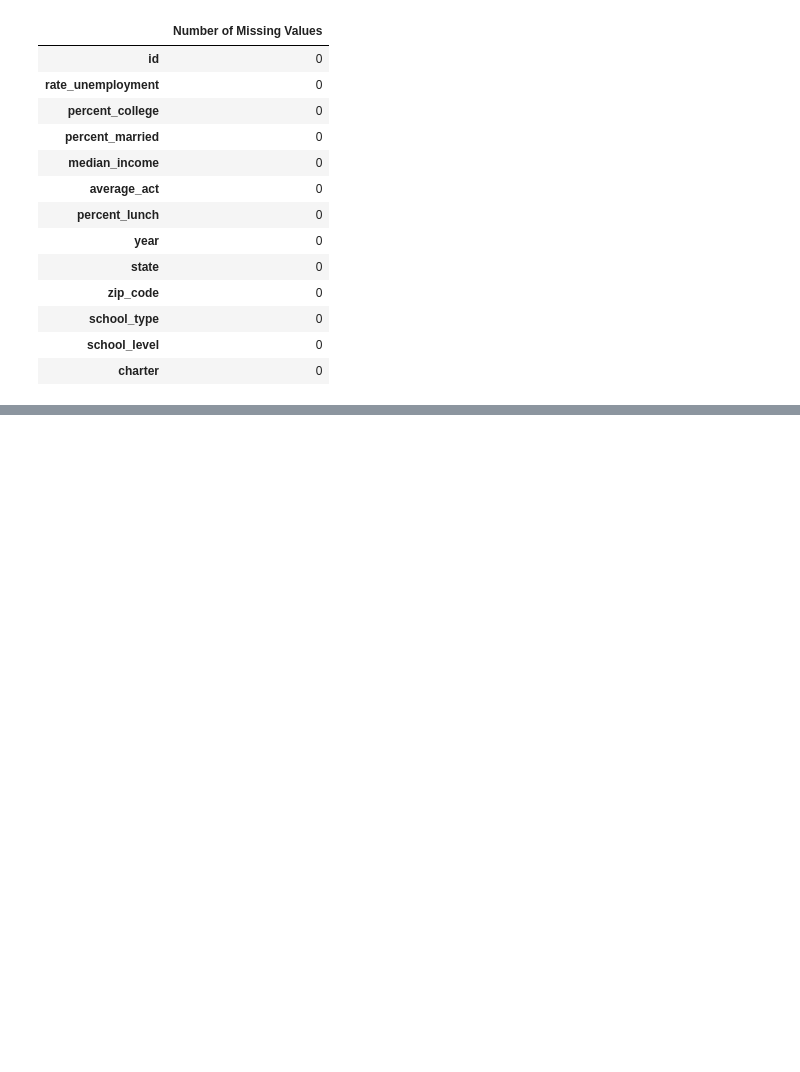
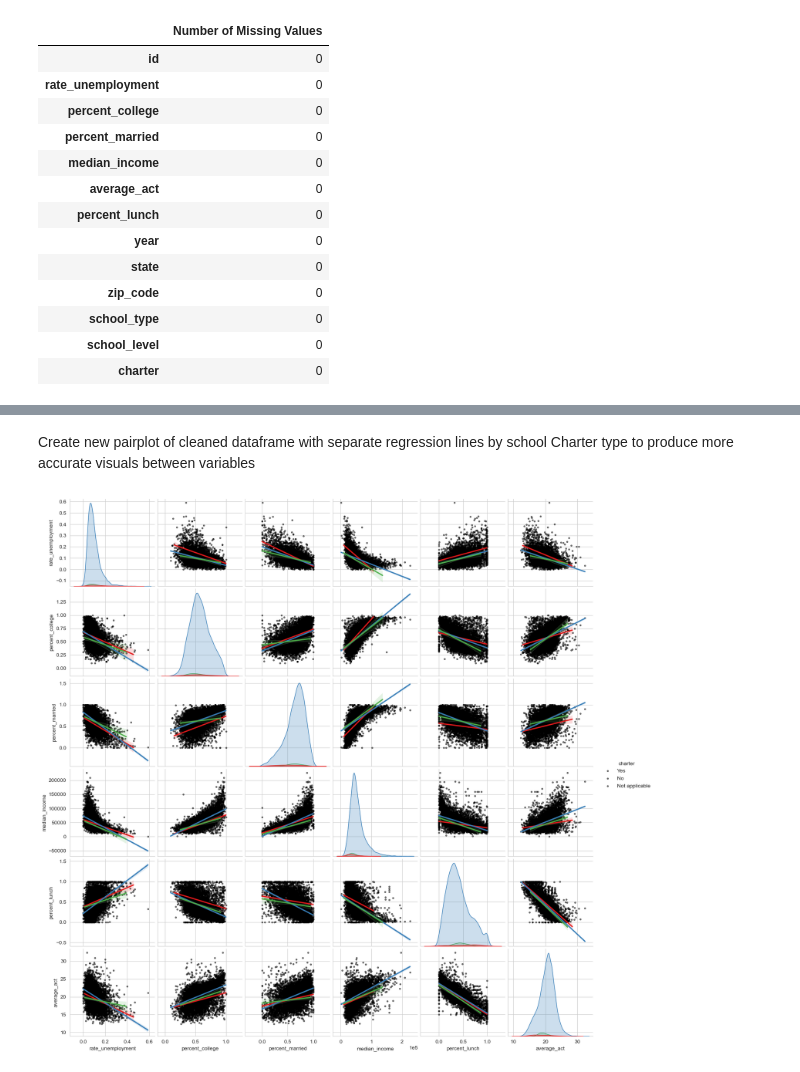
Before and after one commit to belvilleh/education, a Jupyter notebook: code/Education.ipynb, the cells around one changed output, grey strips where cells are left out. Cells and saved outputs as stored; diff of their text form; code cells hidden in the pictures; blank space fills up the shorter version.

```diff
--- a/code/Education.ipynb
+++ b/code/Education.ipynb
@@ -509,0 +652,26 @@ df.to_csv('../data/cleaned_education_data.csv', encoding='utf-8-sig', index=Fals
+# %% [markdown]
+Create new pairplot of cleaned dataframe with separate regression lines by school Charter type to produce more accurate visuals between variables
+# %%
+# New pairplot of cleaned dataframe with separate regression lines by school Charter type
+fig = sns.pairplot(
+    data= df,
+    vars=numerical_predictors + ["average_act"],
+    hue='charter',
+    kind='reg',
+    #plot_kws={"scatter_kws":{"alpha":0.5, "color": "k", "s":7},
+    palette='Set1',
+    plot_kws={"line_kws": {}, "scatter_kws": {"alpha": 0.5, "s": 7, "color": "k"}},
+
+)
+# Customize axes for better readability
+for ax in fig.axes.flat:
+    if ax.get_xlabel() == 'median_income':
+        ax.ticklabel_format(style='sci', axis='x', scilimits=(0,0)) #Apply scientific notation
+        ax.set_xlabel(ax.get_xlabel(), fontsize = 8, rotation=30, ha='right') #X-axis label and size rotation
+        ax.set_ylabel(ax.get_ylabel(), fontsize = 8) #Y-axis label size
+
+        plt.setp(ax.get_xticklabels(), rotation = 30, ha='right') #Rotate X-axis tick labels
+
+        plt.show()
+# %% [output]
+[figure, added]
```
Also changed, not shown: parts of 101 cells of this notebook, 1 other file.
